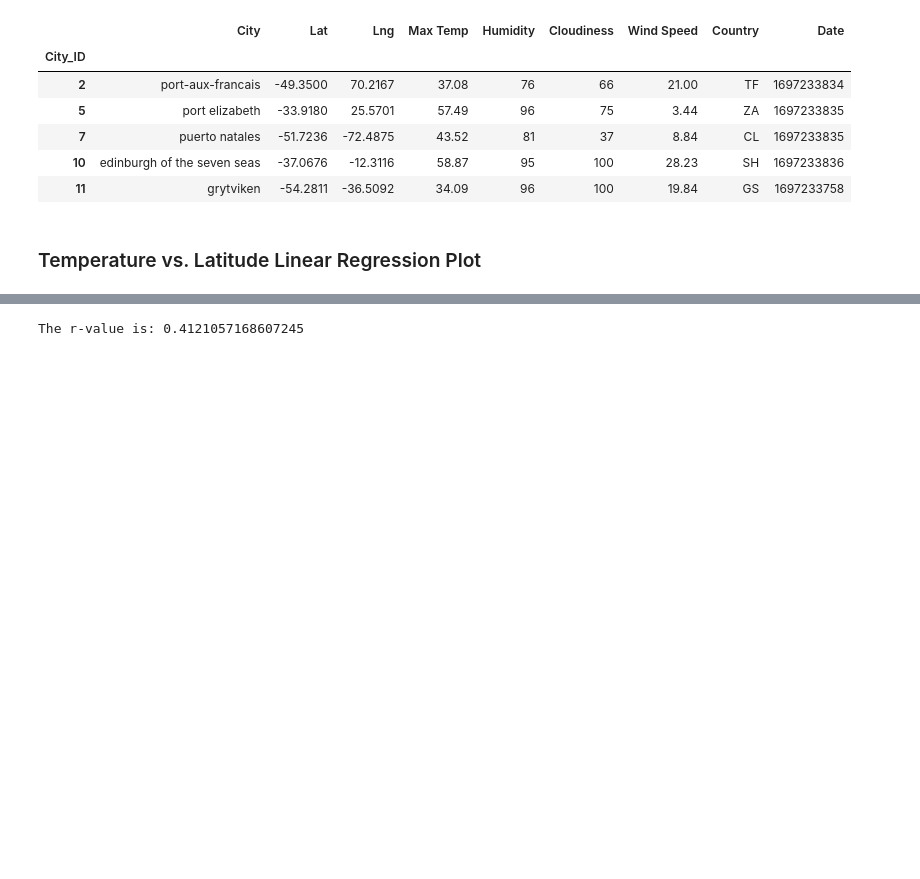
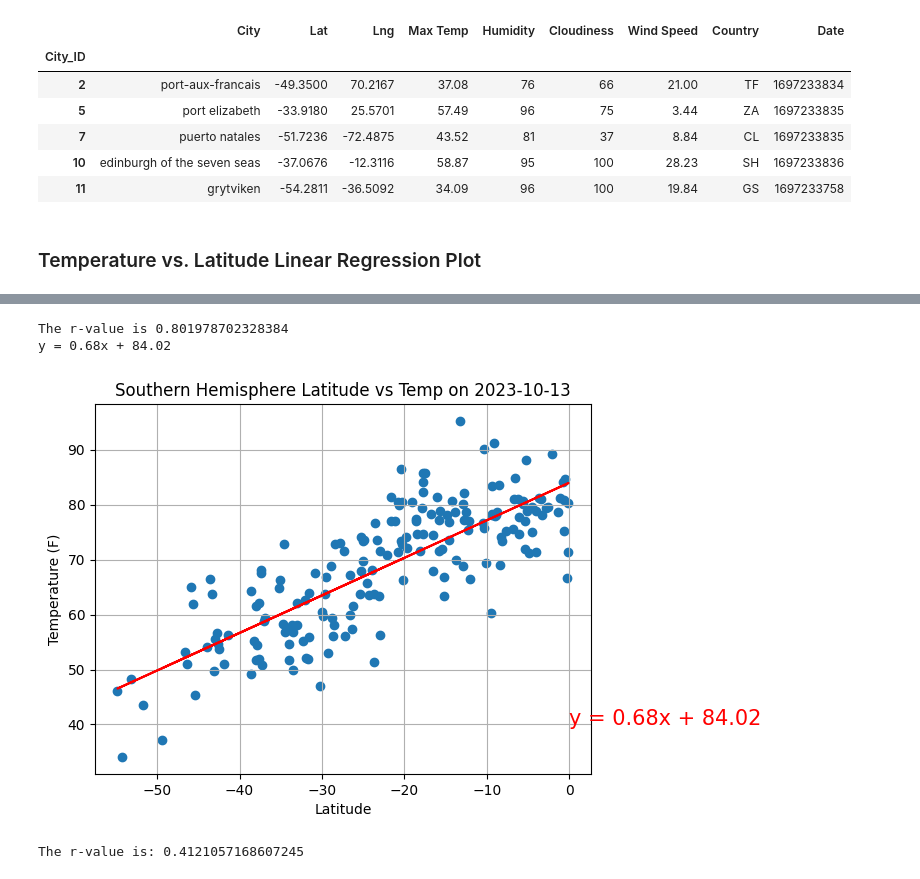
Before and after one commit to rabellan/python-api-challenge, a Jupyter notebook: WeatherPy/WeatherPy.ipynb, the cells around one changed output, grey strips where cells are left out. Drawn from its saved outputs; the diff is of its cells as text; code cells hidden in the pictures; blank space fills up the shorter version.

```diff
--- a/WeatherPy/WeatherPy.ipynb
+++ b/WeatherPy/WeatherPy.ipynb
@@ -382,3 +383,29 @@ The r-value is: 0.7161472181434118
+# %%
+# Linear regression on Southern Hemisphere
+x_values = southern_hemi_df["Lat"]
+y_values = southern_hemi_df["Max Temp"]
+
+#tweak where the equation appears on the plot
+regEQplotX = 0
+regEQplotY = 40
+
+#y axis label
+y_label = "Temperature (F)"
+
+#title
+plt.title(f'Southern Hemisphere Latitude vs Temp on {runDate}')
+
+#linear regression
+linearRegression(x_values,y_values,regEQplotX,regEQplotY,y_label)
+
+#save as a png
+plt.savefig(f'./output_data/Southern Hemisphere Latitude vs Temp on {runDate}.png')
+
+plt.show()
+# %% [output]
+The r-value is 0.801978702328384
+y = 0.68x + 84.02
+[figure, added]
 # %%
 # Linear regression on Southern Hemisphere
 # YOUR CODE HERE
```
Also changed, not shown: parts of 7 cells of this notebook, 2 other files.
